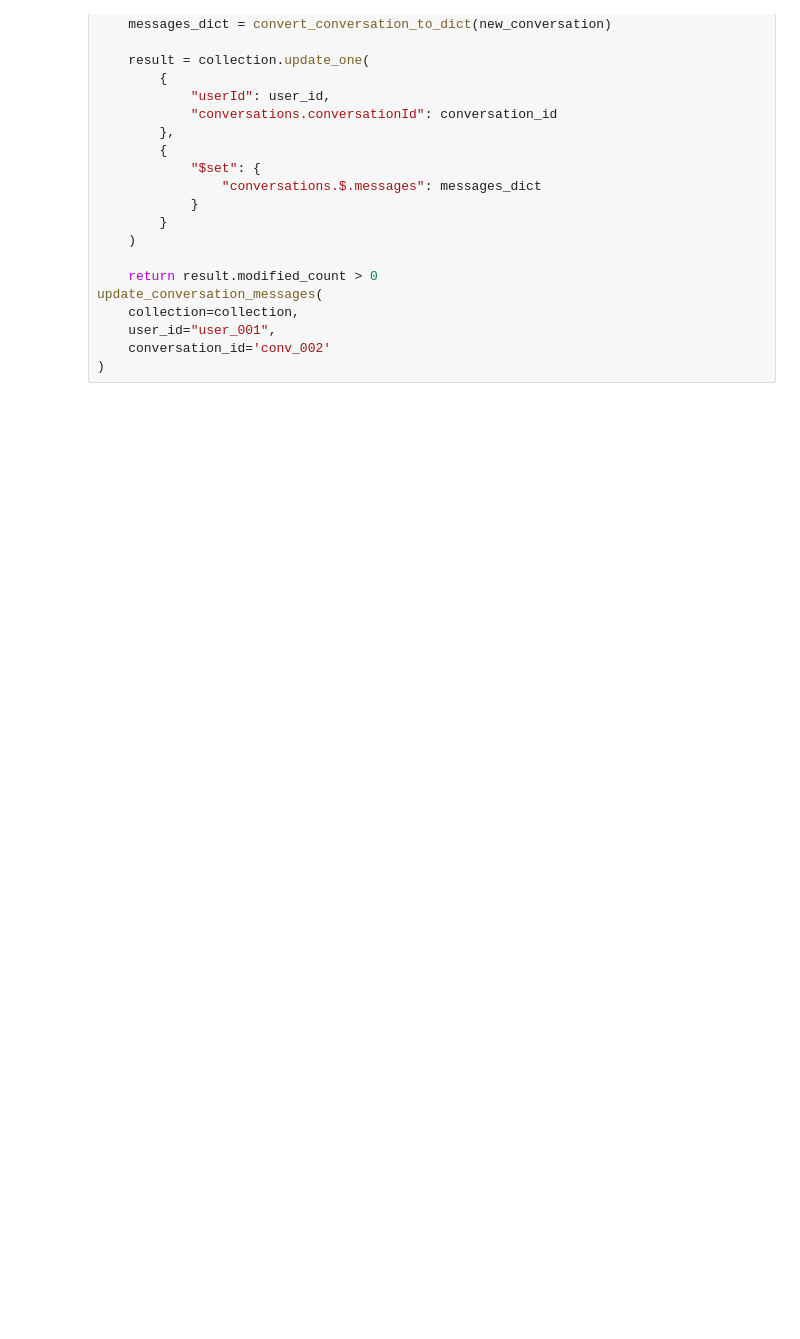
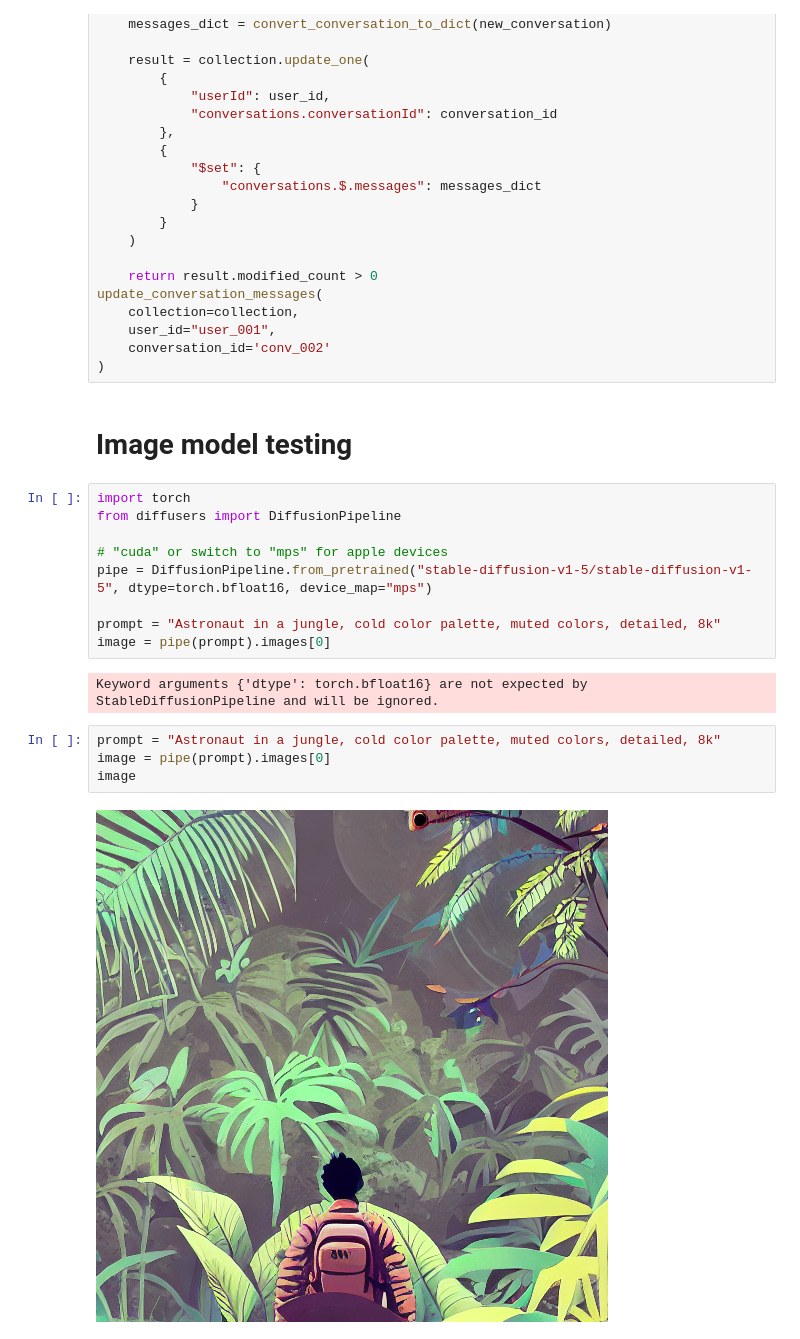
Before and after one commit to Ariful-Islam-Shakil/ai-khichuri, a Jupyter notebook: pipeline_test.ipynb, the cells around one changed output. Drawn from its saved outputs; the diff is of its cells as text; blank space fills up the shorter version.

Commit message:
testing image model from huggingface

```diff
--- a/pipeline_test.ipynb
+++ b/pipeline_test.ipynb
@@ -278,3 +278,22 @@ update_conversation_messages(
     user_id="user_001",
     conversation_id='conv_002'
 )
+# %% [markdown]
+# Image model testing
+# %%
+import torch
+from diffusers import DiffusionPipeline
+
+# "cuda" or switch to "mps" for apple devices
+pipe = DiffusionPipeline.from_pretrained("stable-diffusion-v1-5/stable-diffusion-v1-5", dtype=torch.bfloat16, device_map="mps")
+
+prompt = "Astronaut in a jungle, cold color palette, muted colors, detailed, 8k"
+image = pipe(prompt).images[0]
+# %% [output]
+Keyword arguments {'dtype': torch.bfloat16} are not expected by StableDiffusionPipeline and will be ignored.
+# %%
+prompt = "Astronaut in a jungle, cold color palette, muted colors, detailed, 8k"
+image = pipe(prompt).images[0]
+image
+# %% [output]
+[figure, added]
```
